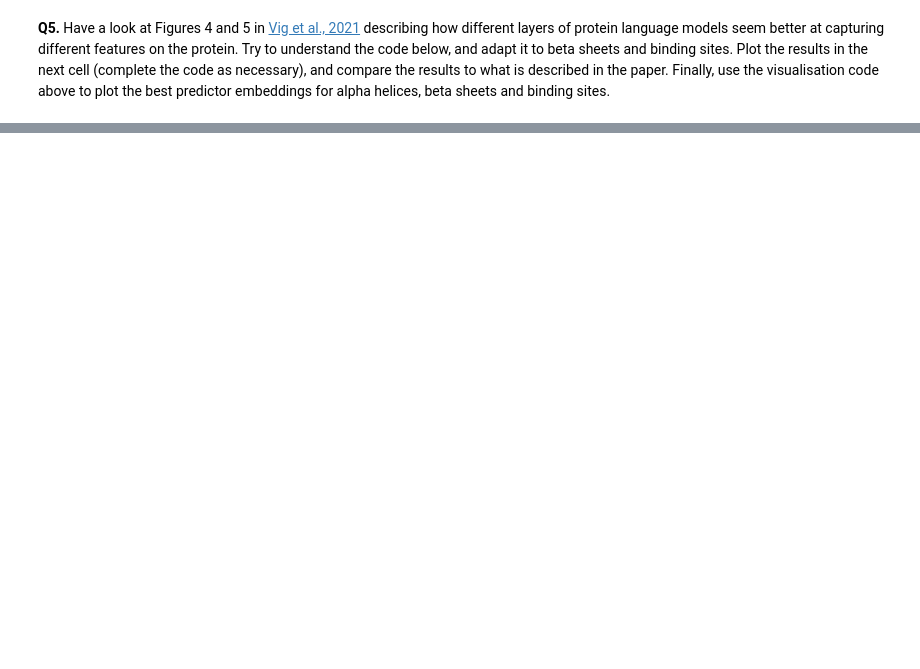
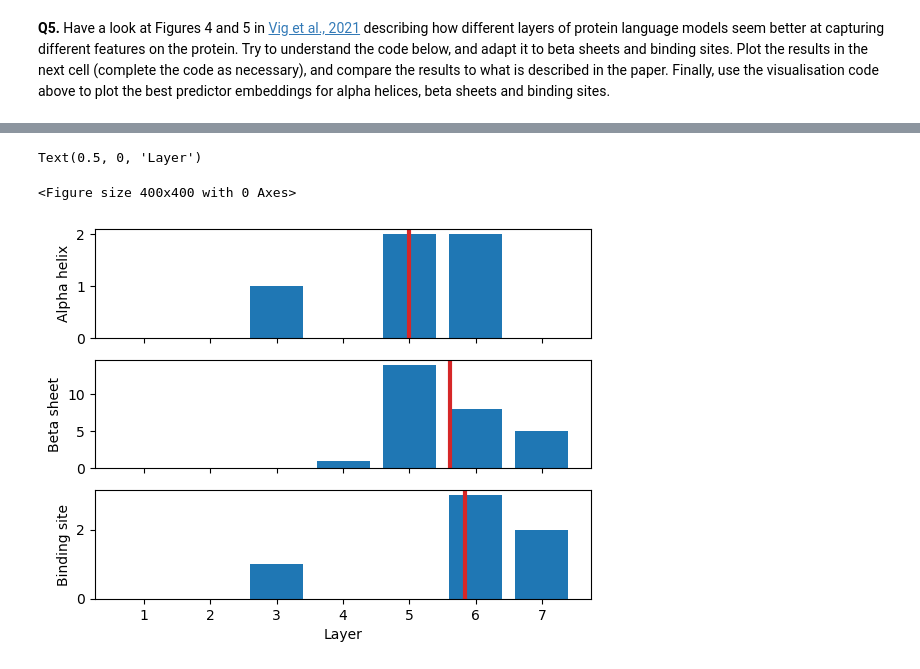
Before and after one commit to evocellnet/bc_deep_learning_in_biology, a Jupyter notebook: lab4/1_plm-embeddings.ipynb, the cells around one changed output, grey strips where cells are left out. Cells and saved outputs as stored; diff of their text form; code cells hidden in the pictures; blank space fills up the shorter version.

```diff
--- a/lab4/1_plm-embeddings.ipynb
+++ b/lab4/1_plm-embeddings.ipynb
@@ -56,7 +102,10 @@ view.setStyle({
     'cartoon': {
         'colorscheme': {
             'prop': 'resi',
-            'map': { resi + 1: color_pos if resi + 1 in resid_alpha_helix else color_neg for resi in range(len(seq)) },
+            # Uncomment one line as desired
+            #'map': { resi + 1: color_pos if resi + 1 in resid_alpha_helix else color_neg for resi in range(len(seq)) },
+            'map': { resi + 1: color_pos if resi + 1 in resid_beta_sheet else color_neg for resi in range(len(seq)) },
+            #'map': { resi + 1: color_pos if resi + 1 in resid_binding_sites else color_neg for resi in range(len(seq)) },
         },
         'arrows': True,
     }
@@ -74,9 +146,11 @@ dir(outputs)
 # %%
-#def get_layer_from_output(layer_id):
-#    return ...
+def get_layer_from_output(layer_id):
+    # model output has 467 elements whereas protein has 465 residues
+    # first/last elements in model output are start/stop tokens added by the model
+    return outputs.hidden_states[layer_id][0,1:-1,:].cpu().detach().numpy()
 
 def get_embedding_from_output(layer_id, embedding_id):
-    #... = get_layer_from_output(...)
-    return [-1, 1] * int(len(seq) / 2)
+    return get_layer_from_output(layer_id)[:,embedding_id]
+    #return [-1, 1] * int(len(seq) / 2)
 
-#get_embedding_from_output(2, 3)
+get_embedding_from_output(2, 3)
@@ -112,6 +209,7 @@ scores_binding_sites = []
 
 auc_threshold = .7
 for layer_id in range(7):
+    # Calculate number of informative embeddings  (AUC > auc_threshold) against the desired feature (alpha helix, beta sheet, binding site)
     print('layer', layer_id)
     X = get_layer_from_output(layer_id)
 
@@ -119,12 +217,24 @@ for layer_id in range(7):
     score_alpha_helix = sum(auc_alpha_helix > auc_threshold)
     print('Best auc_alpha_helix:', max(auc_alpha_helix), np.argmax(auc_alpha_helix))
 
-    # ...
+    auc_beta_sheet = np.array([sk.metrics.roc_auc_score(y_true=y_true_beta_sheet, y_score=X[:,i]) for i in range(X.shape[1]) ])
+    score_beta_sheet = sum(auc_beta_sheet > auc_threshold)
+    print('Best auc_beta_sheet:', max(auc_beta_sheet), np.argmax(auc_beta_sheet))
+
+    auc_binding_sites = np.array([sk.metrics.roc_auc_score(y_true=y_true_binding_sites, y_score=X[:,i]) for i in range(X.shape[1]) ])
+    score_binding_sites = sum(auc_binding_sites > auc_threshold)
+    print('Best auc_binding_sites:', max(auc_binding_sites), np.argmax(auc_binding_sites))
 
     scores_alpha_helix.append(score_alpha_helix)
-    # ...
+    scores_beta_sheet.append(score_beta_sheet)
+    scores_binding_sites.append(score_binding_sites)
 
+# Calculate "average layer" of informative embeddings, similar to the red dashed line on Figure 4
 layers = [1, 2, 3, 4, 5, 6, 7]
 centre_alpha_helix = np.average(layers, weights=scores_alpha_helix)
+centre_beta_sheet = np.average(layers, weights=scores_beta_sheet)
+centre_binding_site = np.average(layers, weights=scores_binding_sites)
 
 print(scores_alpha_helix, centre_alpha_helix)
+print(scores_beta_sheet, centre_beta_sheet)
+print(scores_binding_sites, centre_binding_site)
@@ -131,16 +259,25 @@ print(scores_alpha_helix, centre_alpha_helix)
 # %%
+# Figure re-capitulates the relative order of features on Figure 4
+# Alpha-helixes earliest, then beta-sheets, then binding sites
+# We're using a completely different model (ESM-2), and a very small data set (one protein only)
 plt.figure(figsize=(4, 4))
 fig, (ax1, ax2, ax3) = plt.subplots(3, 1, sharex=True)
 plt.subplot(3, 1, 1)
 plt.bar(layers, scores_alpha_helix)
 plt.axvline(centre_alpha_helix, color='tab:red', linewidth=3)
 plt.gca().set_ylabel('Alpha helix')
 
 plt.subplot(3, 1, 2)
-# ...
+plt.bar(layers, scores_beta_sheet)
+plt.axvline(centre_beta_sheet, color='tab:red', linewidth=3)
 plt.gca().set_ylabel('Beta sheet')
 
 plt.subplot(3, 1, 3)
-# ...
+plt.bar(layers, scores_binding_sites)
+plt.axvline(centre_binding_site, color='tab:red', linewidth=3)
 plt.gca().set_ylabel('Binding site')
 plt.gca().set_xlabel('Layer')
+# %% [output]
+Text(0.5, 0, 'Layer')
+<Figure size 400x400 with 0 Axes>
+[figure, added]
```
Also changed, not shown: parts of 9 cells of this notebook, 1 other file.
